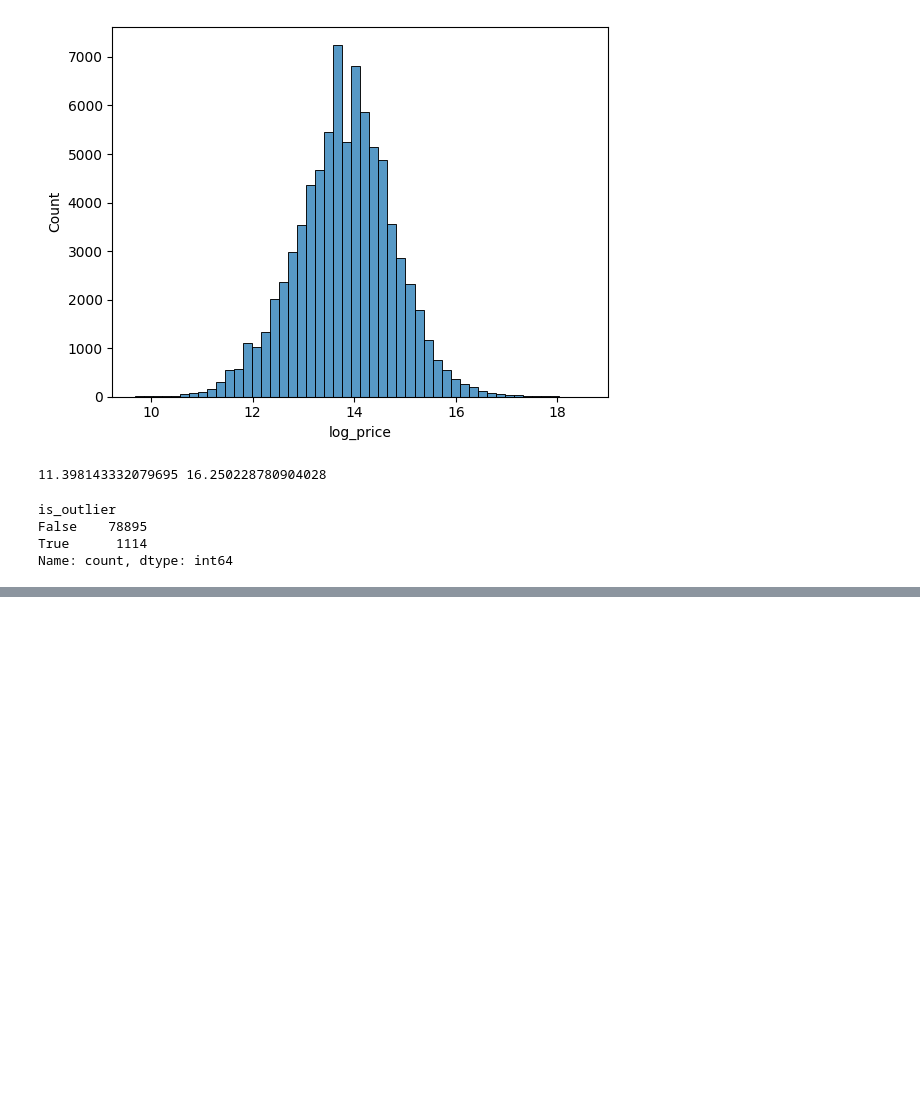
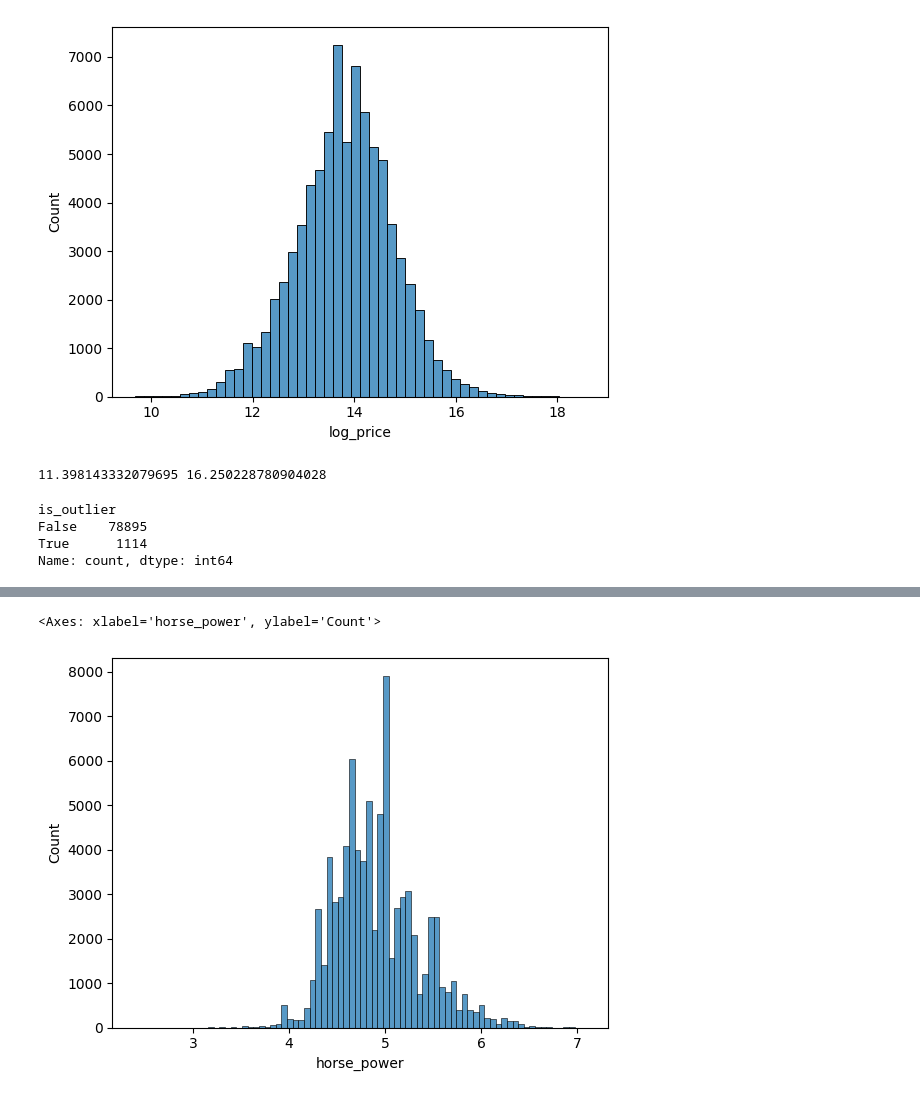
Before and after one commit to KazGet/Predict_car_price, a Jupyter notebook: notebooks/01_exploration.ipynb, the cells around one changed output, grey strips where cells are left out. Drawn from its saved outputs; the diff is of its cells as text; code cells hidden in the pictures; blank space fills up the shorter version.

```diff
--- a/notebooks/01_exploration.ipynb
+++ b/notebooks/01_exploration.ipynb
@@ -82,0 +88,5 @@ Name: count, dtype: int64
+# %%
+sns.histplot(np.log1p(df['horse_power']), bins=80)
+# %% [output]
+<Axes: xlabel='horse_power', ylabel='Count'>
+[figure, added]
```
Also changed, not shown: parts of 6 cells of this notebook.
